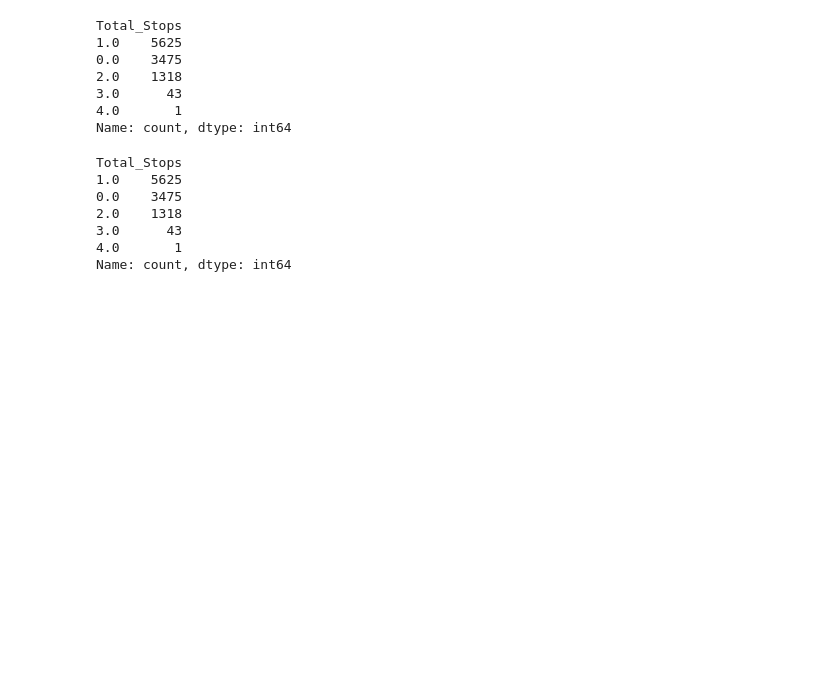
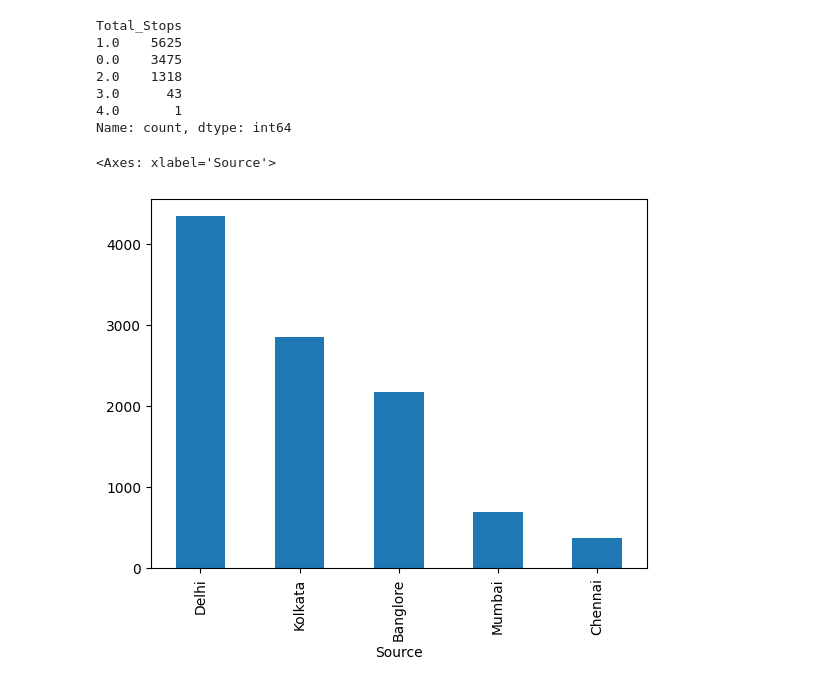
Before and after one commit to NarnindiMounica/Machine_Learning_Works, a Jupyter notebook: Exploratory_Data_Analysis/flight_price_dataset/flight_price_dataset_eda.ipynb, the cells around one changed output. Drawn from its saved outputs; the diff is of its cells as text; code cells hidden in the pictures; blank space fills up the shorter version.

```diff
--- a/Exploratory_Data_Analysis/flight_price_dataset/flight_price_dataset_eda.ipynb
+++ b/Exploratory_Data_Analysis/flight_price_dataset/flight_price_dataset_eda.ipynb
@@ -151,11 +153,7 @@ Total_Stops
 4.0       1
 Name: count, dtype: int64
 # %%
+flight_df.Source.value_counts().plot(kind="bar")
 # %% [output]
-Total_Stops
-1.0    5625
-0.0    3475
-2.0    1318
-3.0      43
-4.0       1
-Name: count, dtype: int64
+<Axes: xlabel='Source'>
+[figure, added]
```
Also changed, not shown: parts of 12 cells of this notebook, 2 other files.
